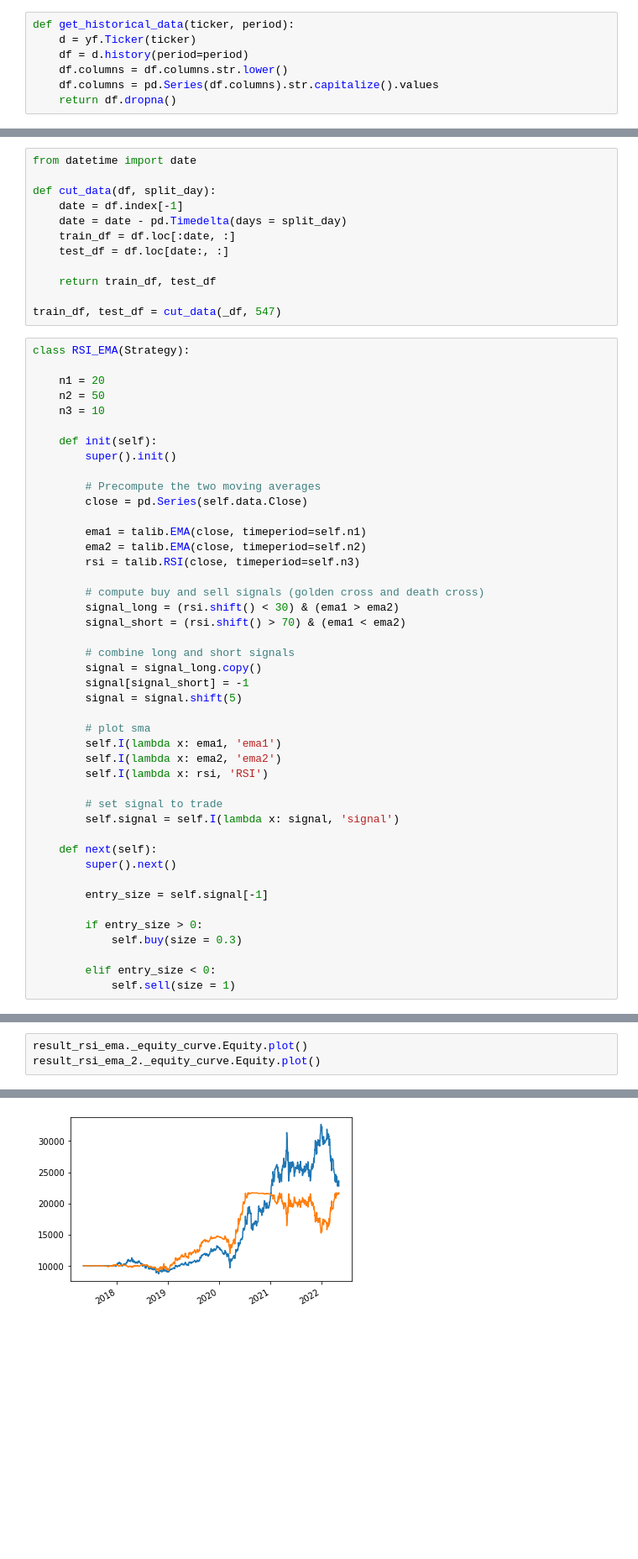
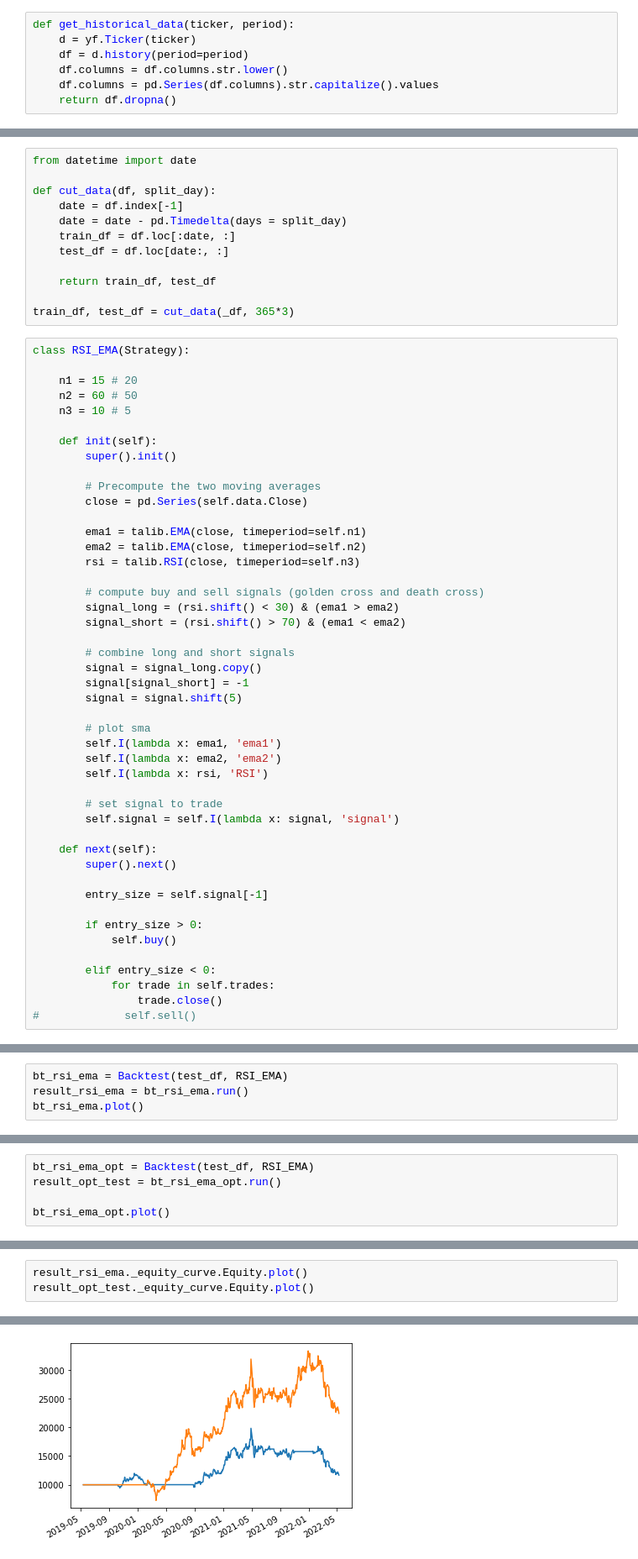
Before and after one commit to dclay0324/Strategy, a Jupyter notebook: optimizer.ipynb, the cells around one changed output, grey strips where cells are left out. Shown at 84% size. Cells and saved outputs as stored; diff of their text form; blank space fills up the shorter version.

```diff
--- a/optimizer.ipynb
+++ b/optimizer.ipynb
@@ -65,13 +65,13 @@ def cut_data(df, split_day):
 
     return train_df, test_df
 
-train_df, test_df = cut_data(_df, 547)
+train_df, test_df = cut_data(_df, 365*3)
 # %%
 class RSI_EMA(Strategy):
 
-    n1 = 20
-    n2 = 50
-    n3 = 10
+    n1 = 15 # 20
+    n2 = 60 # 50
+    n3 = 10 # 5
 
     def init(self):
         super().init()
@@ -106,7 +106,9 @@ class RSI_EMA(Strategy):
         entry_size = self.signal[-1]
 
         if entry_size > 0:
-            self.buy(size = 0.3)
+            self.buy()
 
         elif entry_size < 0:
-            self.sell(size = 1)
+            for trade in self.trades:
+                trade.close()
+#             self.sell()
@@ -112,0 +119,4 @@ class RSI_EMA(Strategy):
+# %%
+bt_rsi_ema = Backtest(test_df, RSI_EMA)
+result_rsi_ema = bt_rsi_ema.run()
+bt_rsi_ema.plot()
@@ -136,0 +166,5 @@ Row(id='5400', ...)
+# %%
+bt_rsi_ema_opt = Backtest(test_df, RSI_EMA)
+result_opt_test = bt_rsi_ema_opt.run()
+
+bt_rsi_ema_opt.plot()
@@ -137,9 +177,9 @@ Row(id='5400', ...)
 # %%
 result_rsi_ema._equity_curve.Equity.plot()
-result_rsi_ema_2._equity_curve.Equity.plot()
+result_opt_test._equity_curve.Equity.plot()
 # %% [output]
 <AxesSubplot:>
-[figure, old version]
+[figure, new version]
 # %%
 result_rsi_ema
 # %% [output]
```
Also changed, not shown: parts of 14 cells of this notebook.
